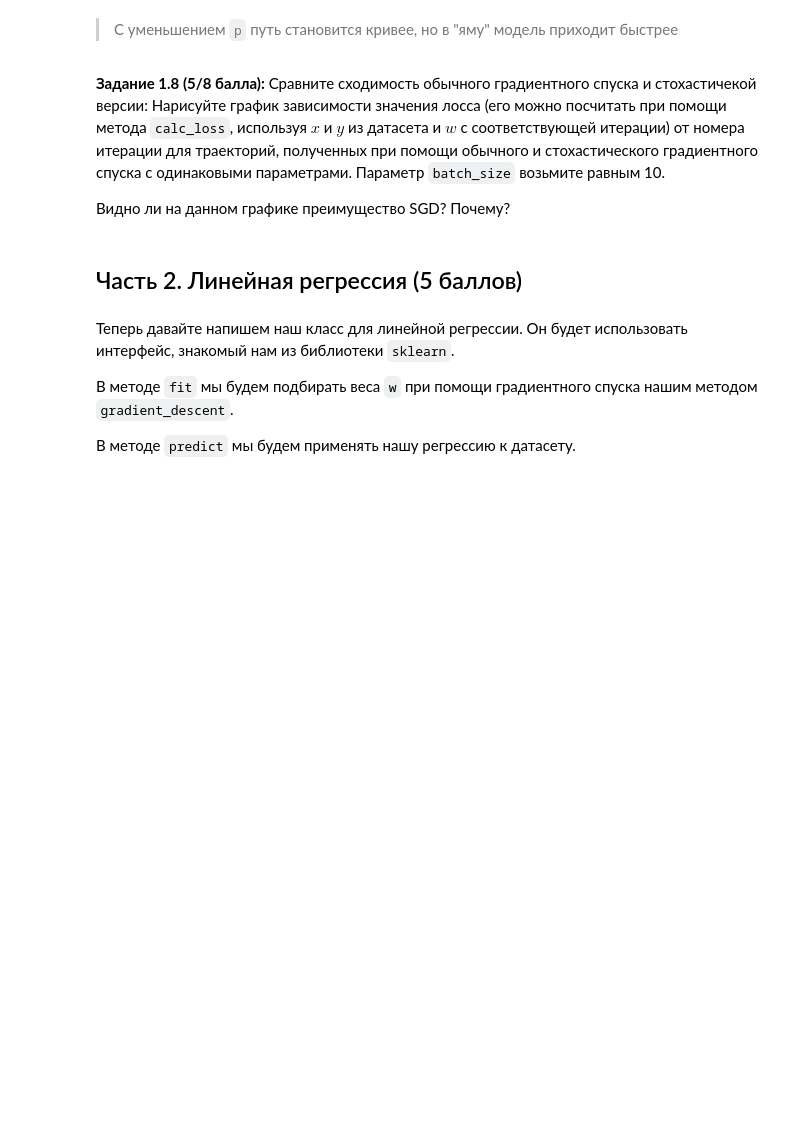
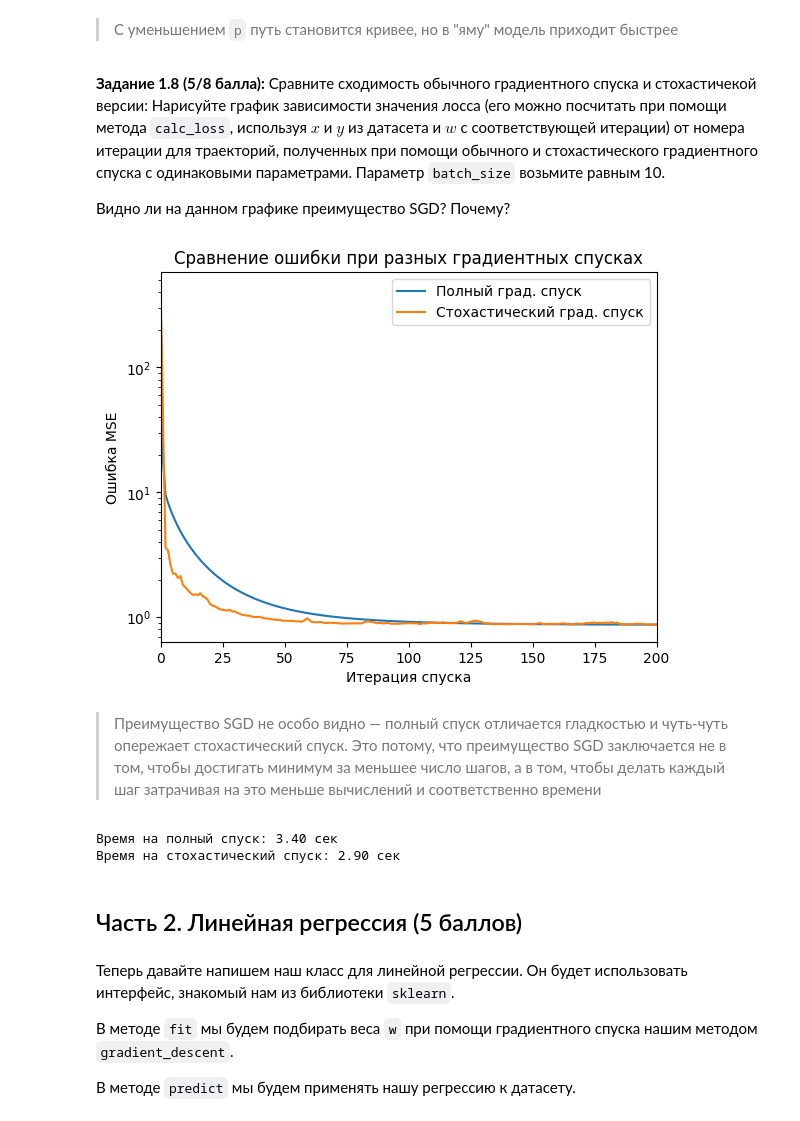
Before and after one commit to AjnoEO/iad-ml, a Jupyter notebook: hw05-gd/hw05_gd.ipynb, the cells around one changed output. Drawn from its saved outputs; the diff is of its cells as text; code cells hidden in the pictures; blank space fills up the shorter version.

```diff
--- a/hw05-gd/hw05_gd.ipynb
+++ b/hw05-gd/hw05_gd.ipynb
@@ -458,3 +456,35 @@ plt.show()
+# %%
+batch_size = 10
+
+full_w_list = stochastic_gradient_descent(w_init, X, y, loss, lr, X.shape[0], p=0.5)
+stoch_w_list = stochastic_gradient_descent(w_init, X, y, loss, lr, batch_size, p=0.5)
+plt.plot(np.arange(1001), [loss.calc_loss(X, y, w) for w in full_w_list], label = "Полный град. спуск")
+plt.plot(np.arange(1001), [loss.calc_loss(X, y, w) for w in stoch_w_list], label = "Стохастический град. спуск")
+plt.title("Сравнение ошибки при разных градиентных спусках")
+plt.xlim(0, 200)
+plt.xlabel("Итерация спуска")
+plt.yscale('log')
+plt.ylabel("Ошибка MSE")
+plt.legend()
+plt.show()
+# %% [output]
+[figure, added]
+# %% [markdown]
+> Преимущество SGD не особо видно — полный спуск отличается гладкостью и чуть-чуть опережает стохастический спуск. Это потому, что преимущество SGD заключается не в том, чтобы достигать минимум за меньшее число шагов, а в том, чтобы делать каждый шаг затрачивая на это меньше вычислений и соответственно времени
+# %%
+from time import time
+
+def time_by_batch_size(batch_size: int, iterations: int = 50_000):
+    fgd_start = time()
+    stochastic_gradient_descent(w_init, X, y, loss, lr, batch_size, p=0.5, n_iterations=iterations)
+    fgd_end = time()
+    return fgd_end - fgd_start
+
+print(f"Время на полный спуск: {time_by_batch_size(X.shape[0]):.2f} сек")
+print(f"Время на стохастический спуск: {time_by_batch_size(batch_size):.2f} сек")
+# %% [output]
+Время на полный спуск: 3.40 сек
+Время на стохастический спуск: 2.90 сек
 # %% [markdown]
 ## Часть 2. Линейная регрессия (5 баллов)
 # %% [markdown]
```
Also changed, not shown: parts of 14 cells of this notebook.
